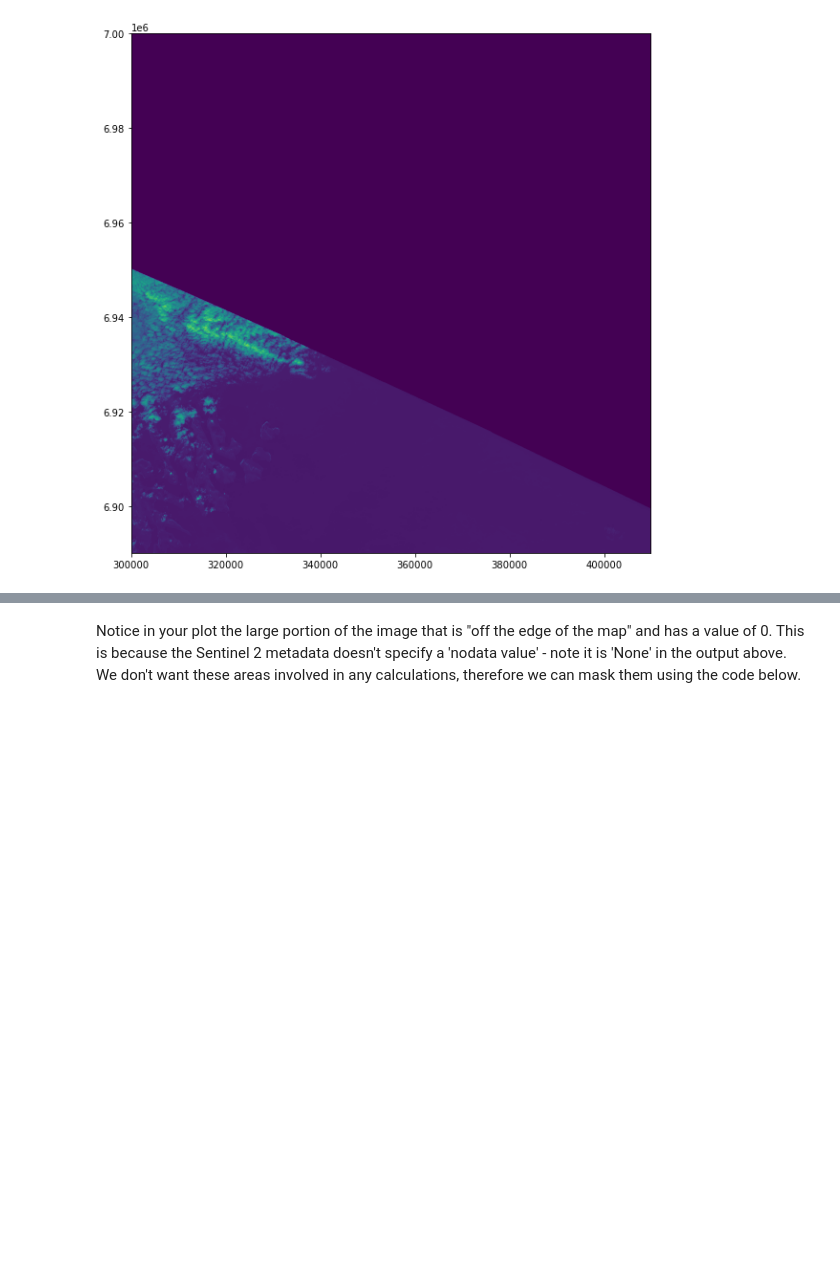
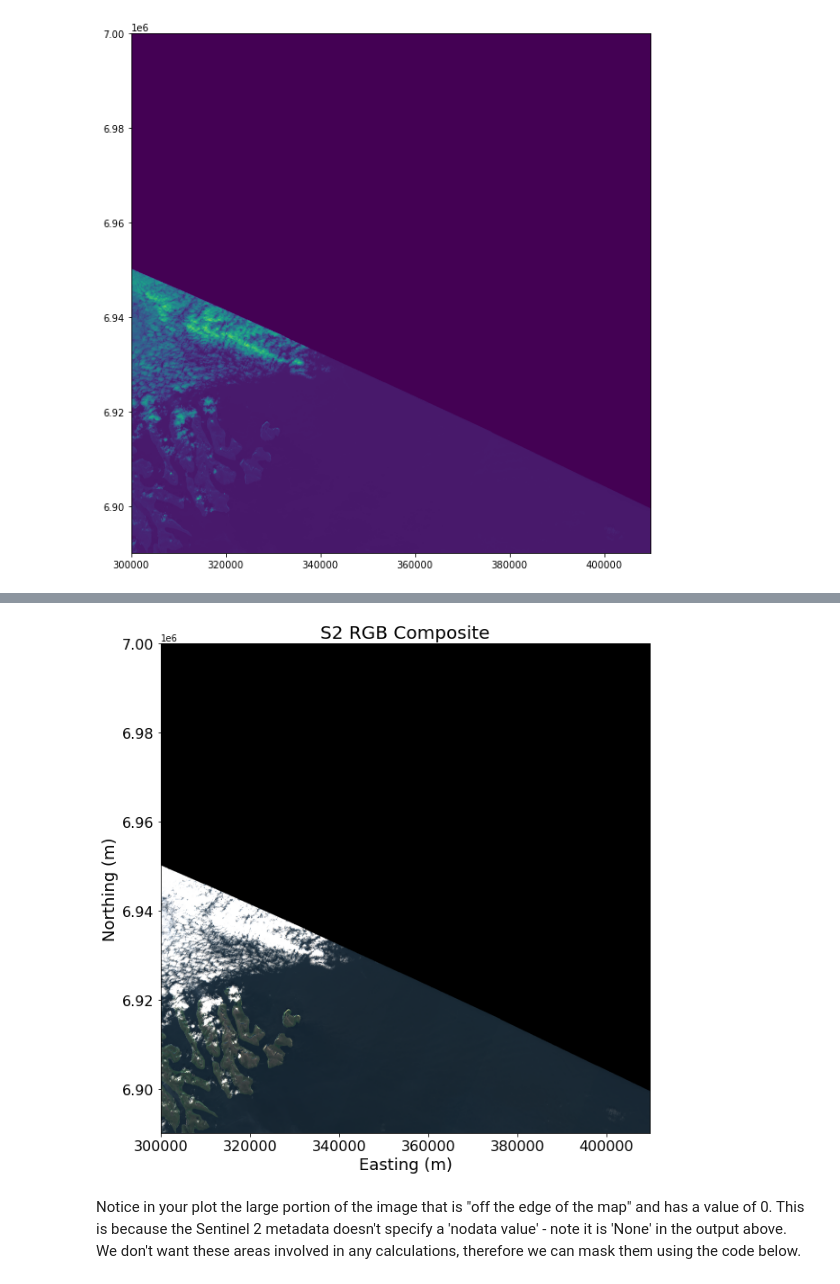
Before and after one commit to rwilks-earthobs/msc_eo_challenge, a Jupyter notebook: 230207 Introductory Jupyter Notebook.ipynb, the cells around one changed output, grey strips where cells are left out. Drawn from its saved outputs; the diff is of its cells as text; code cells hidden in the pictures; blank space fills up the shorter version.

```diff
--- a/230207 Introductory Jupyter Notebook.ipynb
+++ b/230207 Introductory Jupyter Notebook.ipynb
@@ -438,3 +574,7 @@ show(tci_img, transform=tci_metadata['transform'], ax=ax)
 # %% [output]
 <AxesSubplot:>
 [figure]
+# %%
+blue, blue_metadata = get_band(img_day_dict['R10m']['B02'])
+green, green_metadata = get_band(img_day_dict['R10m']['B03'])
+red, red_metadata = get_band(img_day_dict['R10m']['B04'])
@@ -440,0 +599,4 @@ show(tci_img, transform=tci_metadata['transform'], ax=ax)
+# %%
+red, red_metadata = update_sen2_mask(red, red_metadata)
+green, green_metadata = update_sen2_mask(green, green_metadata)
+blue, blue_metadata = update_sen2_mask(blue, blue_metadata)
@@ -441,2 +613,19 @@ show(tci_img, transform=tci_metadata['transform'], ax=ax)
+# %%
+fig, ax_image = plt.subplots(figsize=(10, 10))
+
+stack = np.stack([normalise_band(red), normalise_band(green), normalise_band(blue)])
+
+show(stack, transform=blue_metadata['transform'], ax=ax_image)
+
+ax_image.tick_params(axis='both', which='major', labelsize=16)
+
+ax_image.set_xlabel('Easting (m)', fontsize=18)
+ax_image.set_ylabel('Northing (m)', fontsize=18)
+
+ax_image.set_title('S2 RGB Composite', fontsize=20)
+
+plt.show()
+# %% [output]
+[figure, added]
 # %% [markdown]
 Notice in your plot the large portion of the image that is "off the edge of the map" and has a value of 0. This is because the Sentinel 2 metadata doesn't specify a 'nodata value' - note it is 'None' in the output above. We don't want these areas involved in any calculations, therefore we can mask them using the code below.
```
Also changed, not shown: parts of 22 cells of this notebook.
